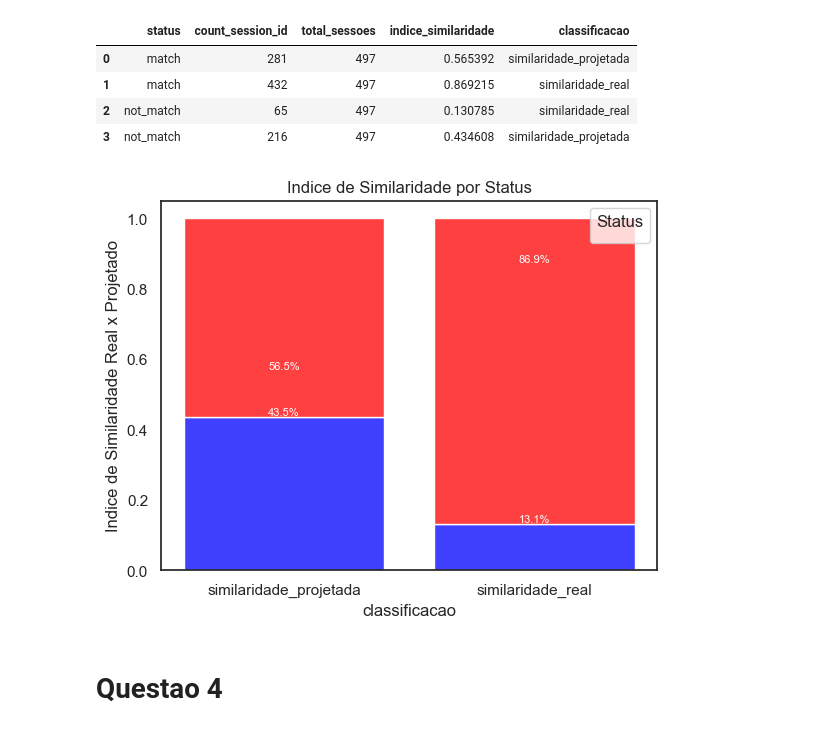
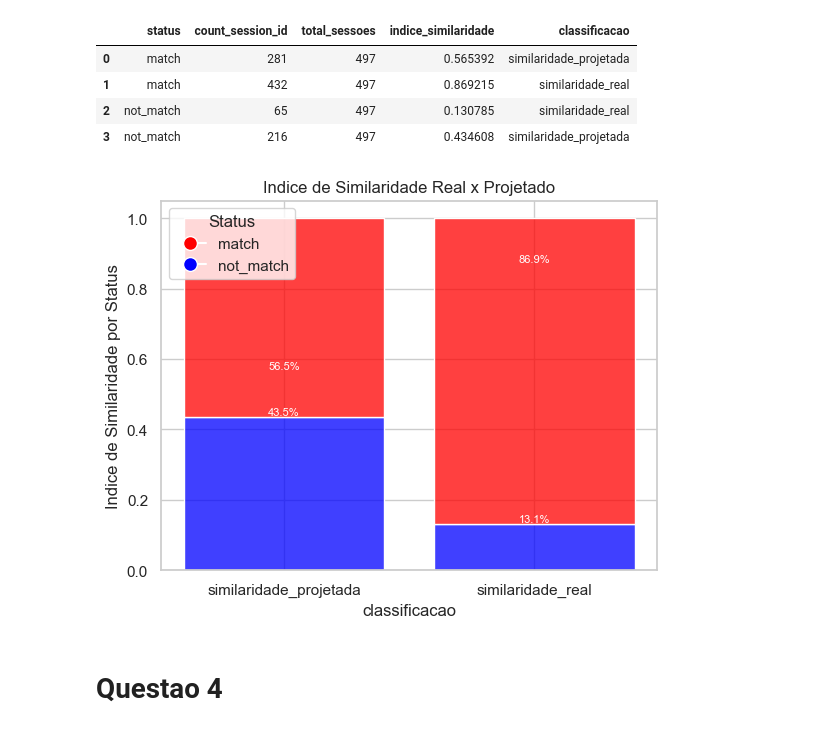
Before and after one commit to thalesluizbraga/fraud_food_company_analysis, a Jupyter notebook: analises/analises_consolidadas.ipynb, the cells around one changed output. Saved outputs shown, nothing was run; the diff lists cells and outputs as text; code cells hidden in the pictures.

```diff
--- a/analises/analises_consolidadas.ipynb
+++ b/analises/analises_consolidadas.ipynb
@@ -244,34 +283,41 @@ df_questao3
 | 2 | not_match | 65 | 497 | 0.130785 | similaridade_real |
 | 3 | not_match | 216 | 497 | 0.434608 | similaridade_projetada |
 # %%
-# Construcao do grafico de barras empilhado
+import seaborn as sns
+import matplotlib.pyplot as plt
+
 cores = ['red', 'blue', 'gray']
 ax = sns.histplot(df_questao3, x='classificacao', hue='status',
-                   weights='indice_similaridade',multiple='stack',
-                     palette=cores, shrink=0.8, stat='count')
+                  weights='indice_similaridade', multiple='stack',
+                  palette=cores, shrink=0.8, stat='count')
 
-ax.set_ylabel('Indice de Similaridade Real x Projetado')
-ax.set_title('Indice de Similaridade por Status')
-ax.legend(title='Status')
+ax.set_ylabel('Indice de Similaridade por Status')
+ax.set_title('Indice de Similaridade Real x Projetado')
 
-# Gerando as porcentagens para cada barra
+custom_legend = [plt.Line2D([0], [0], marker='o', color='w', markerfacecolor='red', markersize=10, label='match'),
+                 plt.Line2D([0], [0], marker='o', color='w', markerfacecolor='blue', markersize=10, label='not_match')]
+
+ax.legend(handles=custom_legend, title='Status', loc='upper left')
+
 for container in ax.containers:
     for p in container.patches:
-        percentage_text = f"{p.get_height() *100 :.1f}%"
+        percentage_text = f"{p.get_height() * 100:.1f}%"
         x = p.get_x() + p.get_width() / 2
         y = p.get_height()
         ax.annotate(
             percentage_text,
             (x, y),
             ha='center',
             va='bottom',
             color='white',
             fontsize=8,
             xytext=(0, 0),
             textcoords='offset points',
         )
+
+plt.show()
 # %% [output]
-[figure, old version]
+[figure, new version]
 # %% [markdown]
 # Questao 4
 # %%
```
Also changed, not shown: parts of 8 cells of this notebook, 2 other files.
